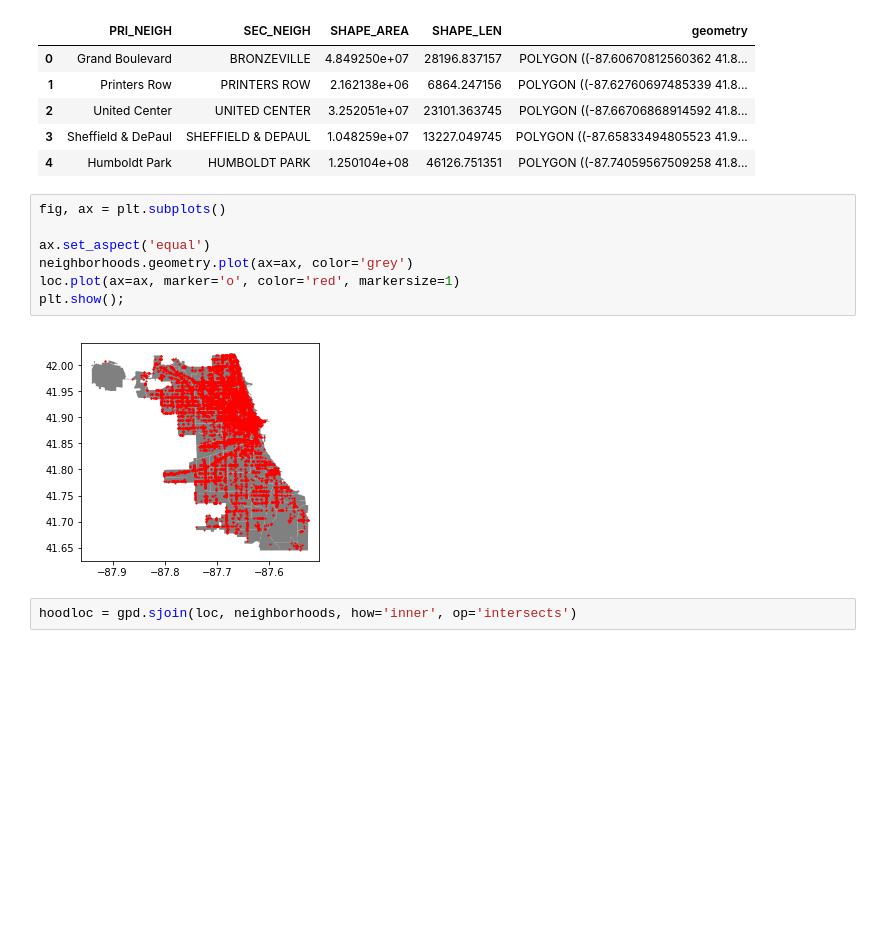
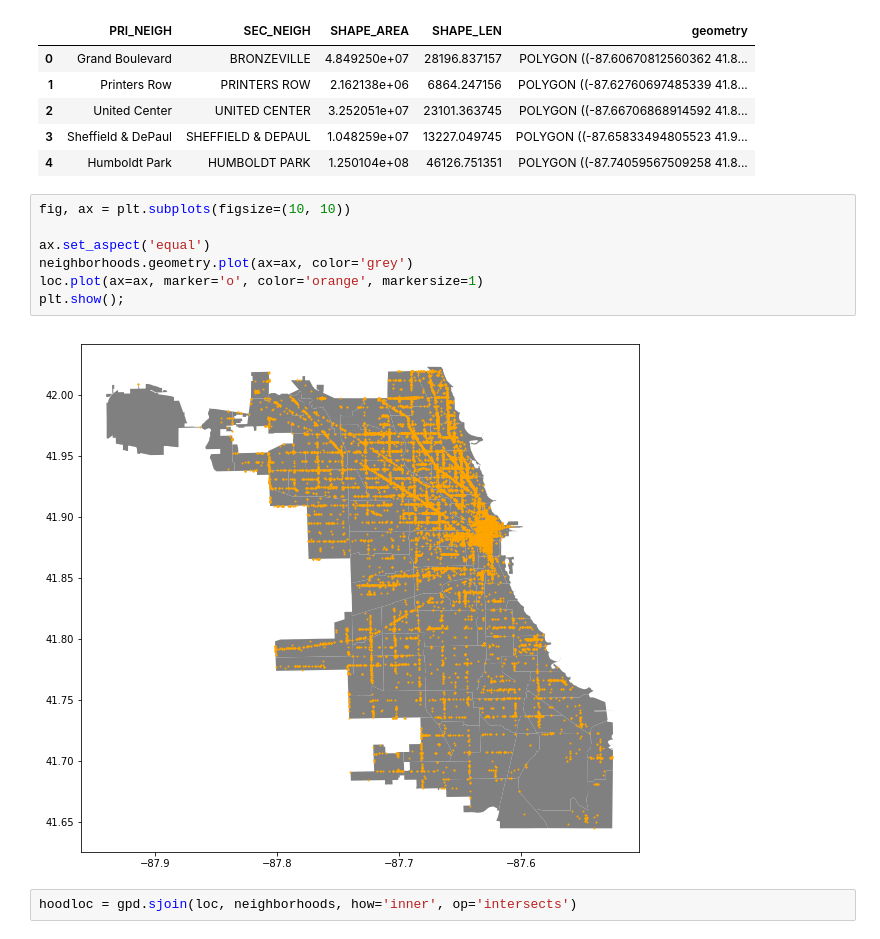
Before and after one commit to mkduchak/chicagohealthinspections, a Jupyter notebook: 2_neighborhood_lookup.ipynb, the cells around one changed output. Saved outputs shown, nothing was run; the diff lists cells and outputs as text; blank space fills up the shorter version.

```diff
--- a/2_neighborhood_lookup.ipynb
+++ b/2_neighborhood_lookup.ipynb
@@ -47,14 +47,14 @@ neighborhoods.head()
 | 3 | Sheffield & DePaul | SHEFFIELD & DEPAUL | 1.048259e+07 | 13227.049745 | POLYGON ((-87.65833494805523 41.9... |
 | 4 | Humboldt Park | HUMBOLDT PARK | 1.250104e+08 | 46126.751351 | POLYGON ((-87.74059567509258 41.8... |
 # %%
-fig, ax = plt.subplots()
+fig, ax = plt.subplots(figsize=(10, 10))
 
 ax.set_aspect('equal')
 neighborhoods.geometry.plot(ax=ax, color='grey')
-loc.plot(ax=ax, marker='o', color='red', markersize=1)
+loc.plot(ax=ax, marker='o', color='orange', markersize=1)
 plt.show();
 # %% [output]
-[figure, old version]
+[figure, new version]
 # %%
 hoodloc = gpd.sjoin(loc, neighborhoods, how='inner', op='intersects')
 # %%
```
Also changed, not shown: parts of 3 cells of this notebook, 1 other file.
